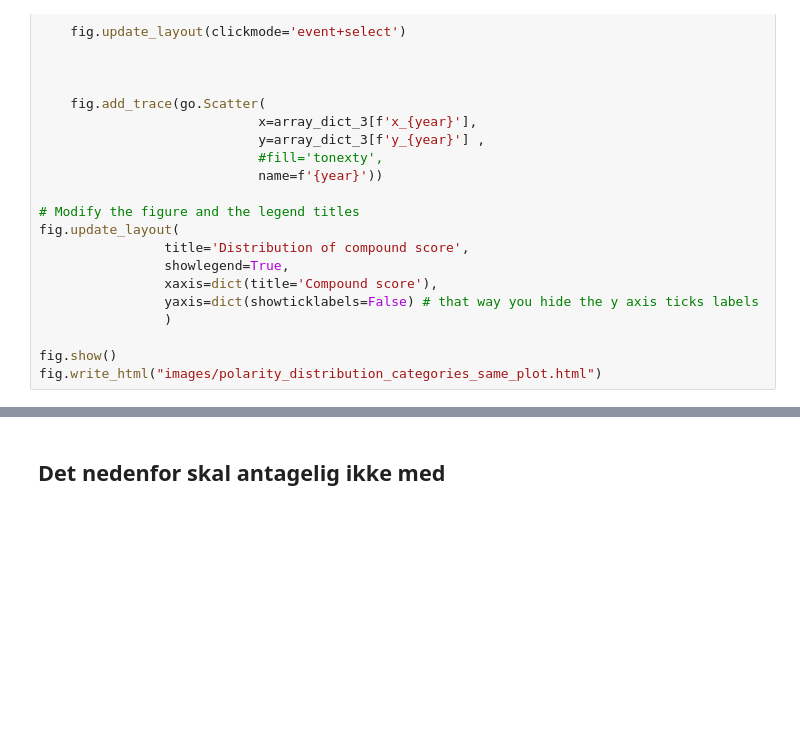
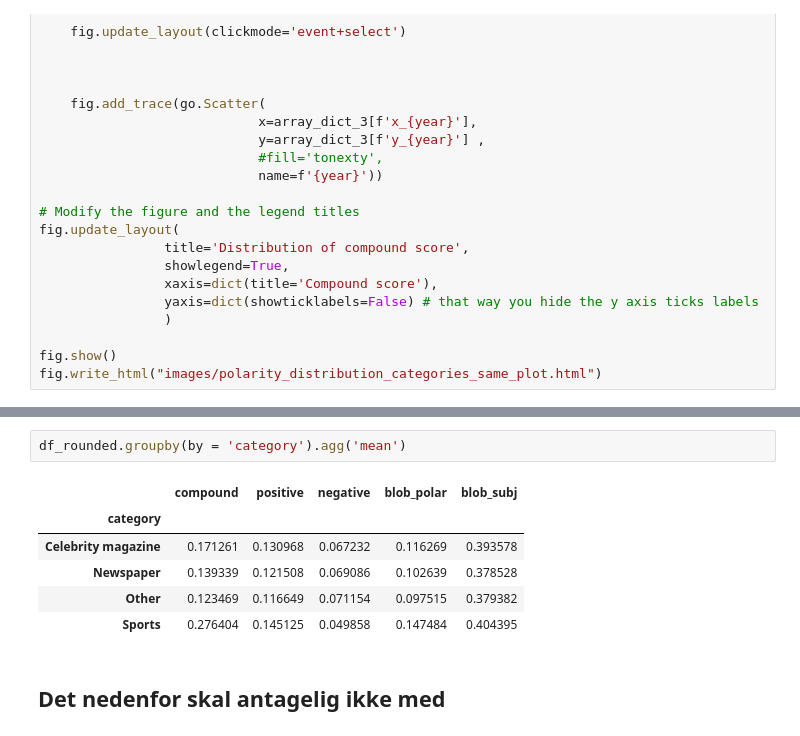
Before and after one commit to epfl-ada/ada-2021-project-gutta-boys, a Jupyter notebook: Media_analyses.ipynb, the cells around one changed output, grey strips where cells are left out. Drawn from its saved outputs; the diff is of its cells as text; blank space fills up the shorter version.

```diff
--- a/Media_analyses.ipynb
+++ b/Media_analyses.ipynb
@@ -604,3 +650,12 @@ fig.write_html("images/polarity_distribution_categories_same_plot.html")
+# %%
+df_rounded.groupby(by = 'category').agg('mean')
+# %% [output]
+|  | compound | positive | negative | blob_polar | blob_subj |
+| category |  |  |  |  |  |
+| Celebrity magazine | 0.171261 | 0.130968 | 0.067232 | 0.116269 | 0.393578 |
+| Newspaper | 0.139339 | 0.121508 | 0.069086 | 0.102639 | 0.378528 |
+| Other | 0.123469 | 0.116649 | 0.071154 | 0.097515 | 0.379382 |
+| Sports | 0.276404 | 0.145125 | 0.049858 | 0.147484 | 0.404395 |
 # %% [markdown]
 ## Det nedenfor skal antagelig ikke med
 # %%
```
Also changed, not shown: parts of 10 cells of this notebook, 6 other files.
